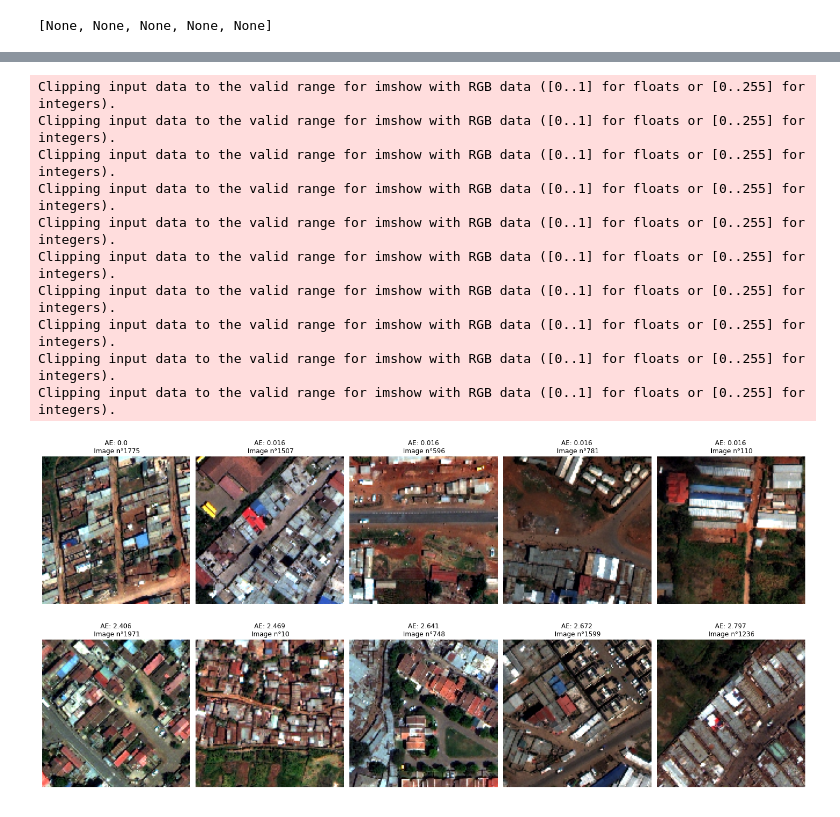
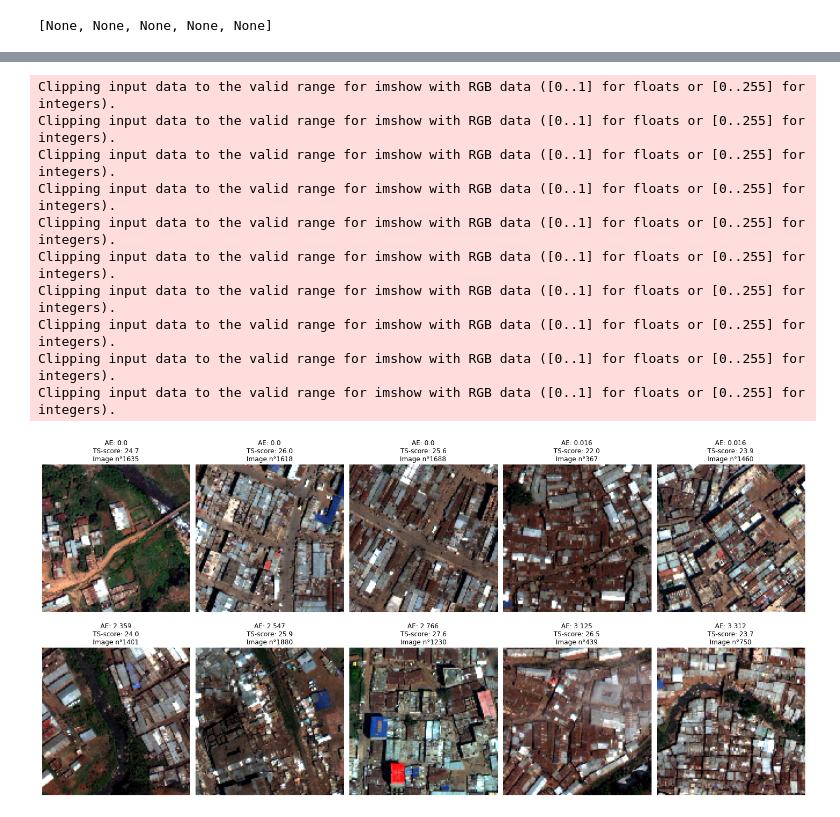
Before and after one commit to tgrippa/Partimap, a Jupyter notebook: Notebooks/CNN_model_hpTune.ipynb, the cells around one changed output, grey strips where cells are left out. Drawn from its saved outputs; the diff is of its cells as text; code cells hidden in the pictures.

```diff
--- a/Notebooks/CNN_model_hpTune.ipynb
+++ b/Notebooks/CNN_model_hpTune.ipynb
@@ -906,0 +1056,2 @@ best_model.summary()
+# %%
+mutlirun_instance.run()
@@ -906,0 +1099,3 @@ best_model.summary()
+# %%
+for x in mutlirun_instance.multirun_histories:
+    print(x.history['loss'])
@@ -990,10 +1180,10 @@ plt.show()
 In this step, we will configure the model by reloading the weights of best performance through training, and apply it on both the training and validation datasets. The scatter plots will be created to evaluate the model prediction by comparing training and validation datasets, to see if there are over-/under-estimation or over-fitting etc.
 # %%
 # Load and build the model with the best HP
-best_model = VGG_model(best_hp_B)
-#best_model = VGG_model(best_hp_C)
+#best_model = VGG_model(best_hp_B)
+best_model = VGG_model(best_hp_C)
 # Build the model with input shape
-best_model.build(x_val.shape)
+best_model.build(x_test.shape)
 # Load the weights from the best checkpoint
 best_model.load_weights(checkpoint_filepath)
 # %% [markdown]
@@ -1070,7 +1260,7 @@ plt.show()
 ## 4.3 Visualize the best and worse predictions
 # %%
 # Get list of image id and corresponding Absolute Error
-pred_val_score = [(int(x[0][0]),np.round(np.abs(x[2][0]-x[1][0]),3),x[3]) for x in zip(idx_test.tolist(), y_test.tolist(), y_pred_test.tolist(),x_test.tolist())]
+pred_val_score = [(int(x[0][0]),np.round(np.abs(x[2][0]-x[1][0]),3),x[3],x[2][0]) for x in zip(idx_test.tolist(), y_test.tolist(), y_pred_test.tolist(),x_test.tolist())]
 pred_val_score = sorted(pred_val_score, key=lambda x: x[1])
 pred_val_score_bestworse = []
 [pred_val_score_bestworse.append(x) for x in pred_val_score[:5]] #Best
@@ -1086,31 +1270,31 @@ Clipping input data to the valid range for imshow with RGB data ([0..1] for floa
 # %%
 # Visualize the best and worse predictions
 plt.rcParams["figure.facecolor"] = 'w'
 plt.figure(figsize=(20, 10))
 for i in range(len(pred_val_score_bestworse)):
     if i<=2:
         ax = plt.subplot(2, 5, i + 1)
         plt.imshow(Norma_Xpercentile(np.array(pred_val_score_bestworse[i][2])))
         plt.axis("off")
-        plt.title("AE: %s\n Image n°%s"%(pred_val_score_bestworse[i][1],pred_val_score_bestworse[i][0]))
+        plt.title("AE: %s\n TS-score: %0.1f \nImage n°%s"%(pred_val_score_bestworse[i][1],pred_val_score_bestworse[i][3],pred_val_score_bestworse[i][0]))
     else:
         ax = plt.subplot(2, 5, i + 1)
         plt.imshow(Norma_Xpercentile(np.array(pred_val_score_bestworse[i][2])))
         plt.axis("off")
-        plt.title("AE: %s\n Image n°%s"%(pred_val_score_bestworse[i][1],pred_val_score_bestworse[i][0]))
+        plt.title("AE: %s\n TS-score: %0.1f \nImage n°%s"%(pred_val_score_bestworse[i][1],pred_val_score_bestworse[i][3],pred_val_score_bestworse[i][0]))
 
 #plt.subplots_adjust(hspace=0.001)
 plt.tight_layout()
 plt.savefig(os.path.join(results_path,'Best_Worse_Prediction.png'), dpi=300, bbox_inches='tight')
 # %% [output]
 Clipping input data to the valid range for imshow with RGB data ([0..1] for floats or [0..255] for integers).
 Clipping input data to the valid range for imshow with RGB data ([0..1] for floats or [0..255] for integers).
 Clipping input data to the valid range for imshow with RGB data ([0..1] for floats or [0..255] for integers).
 Clipping input data to the valid range for imshow with RGB data ([0..1] for floats or [0..255] for integers).
 Clipping input data to the valid range for imshow with RGB data ([0..1] for floats or [0..255] for integers).
 Clipping input data to the valid range for imshow with RGB data ([0..1] for floats or [0..255] for integers).
 Clipping input data to the valid range for imshow with RGB data ([0..1] for floats or [0..255] for integers).
 Clipping input data to the valid range for imshow with RGB data ([0..1] for floats or [0..255] for integers).
 Clipping input data to the valid range for imshow with RGB data ([0..1] for floats or [0..255] for integers).
 Clipping input data to the valid range for imshow with RGB data ([0..1] for floats or [0..255] for integers).
-[figure, old version]
+[figure, new version]
```
Also changed, not shown: parts of 48 cells of this notebook.
